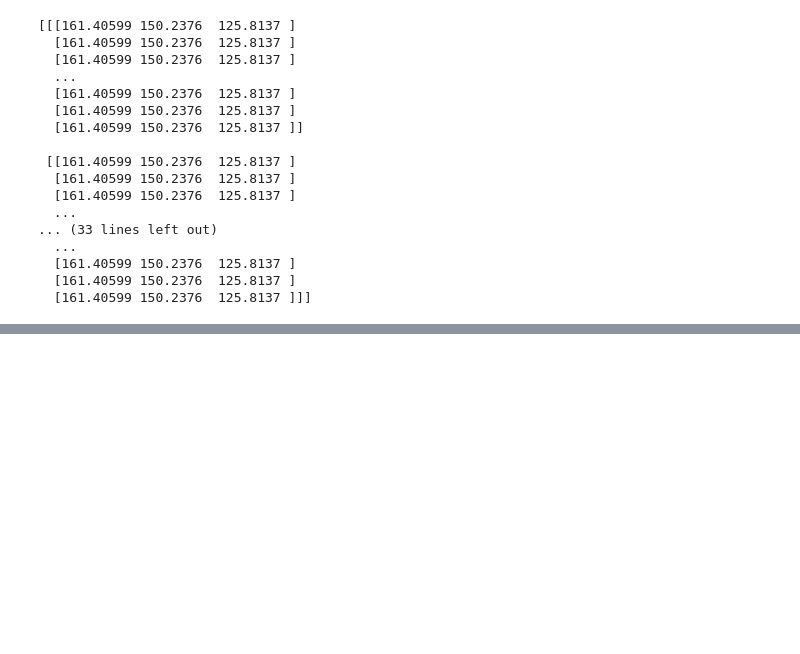
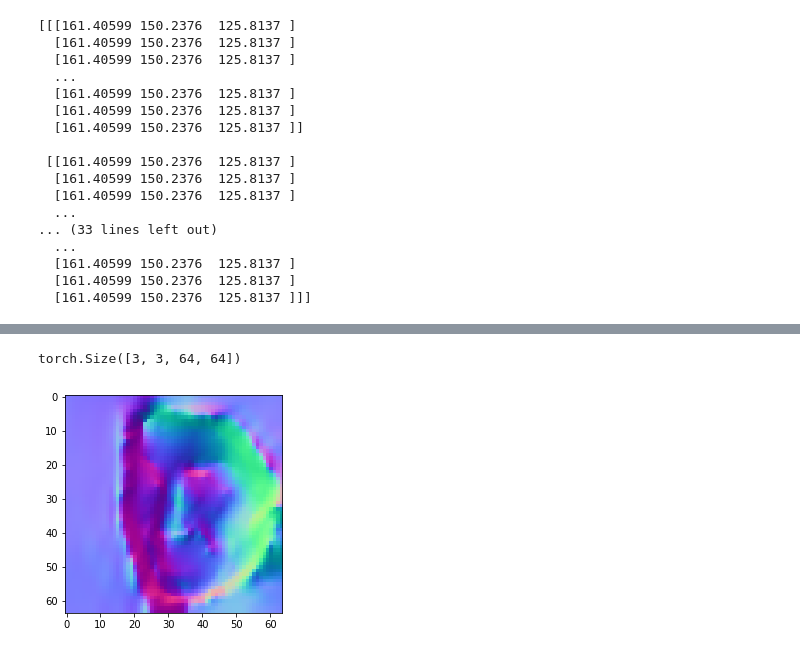
Before and after one commit to bhushan23/Light-Estimation, a Jupyter notebook: LDAN/Prototype.ipynb, the cells around one changed output, grey strips where cells are left out. Saved outputs shown, nothing was run; the diff lists cells and outputs as text; code cells hidden in the pictures; blank space fills up the shorter version.

```diff
--- a/LDAN/Prototype.ipynb
+++ b/LDAN/Prototype.ipynb
@@ -201,3 +228,10 @@ torch.Size([3, 3, 64, 64])
+# %%
+dreal = next(iter(rNormal))
+print dreal.shape
+show(denorm(dreal[0]))
+# %% [output]
+torch.Size([3, 3, 64, 64])
+[figure, added]
 # %%
 # Resnet == Feature Net
 import torch.nn as nn
```
Also changed, not shown: parts of 20 cells of this notebook, 1 other file.
